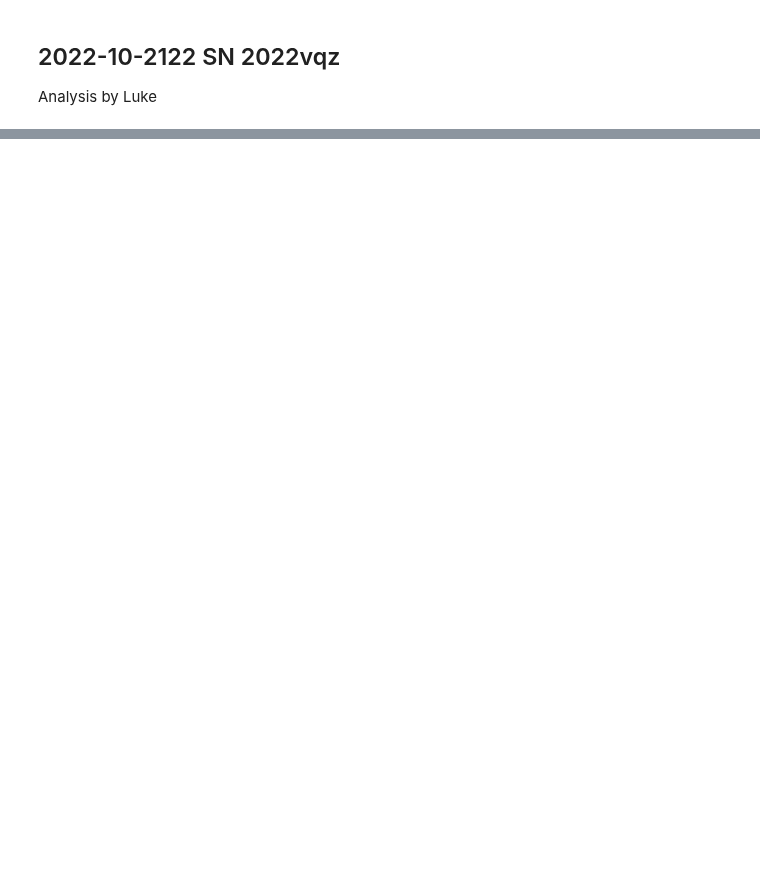
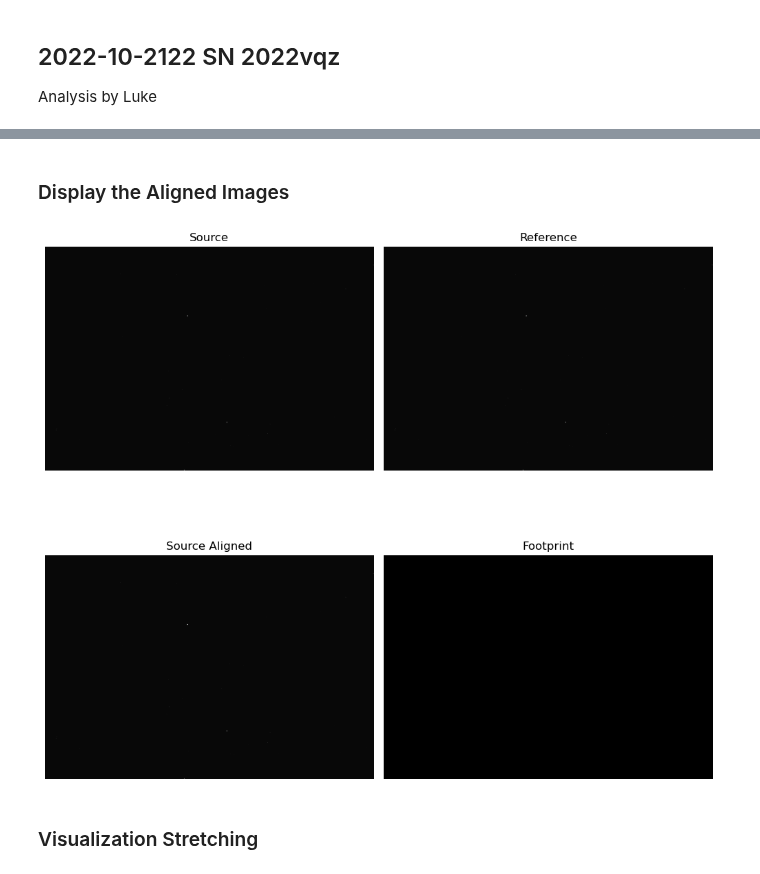
Before and after one commit to brianhill/transient-astronomy, a Jupyter notebook: analyses/2022-10-2425-SN_2022vqz/analysis-luke.ipynb, the cells around one changed output, grey strips where cells are left out. Drawn from its saved outputs; the diff is of its cells as text; code cells hidden in the pictures; blank space fills up the shorter version.

```diff
--- a/analyses/2022-10-2425-SN_2022vqz/analysis-luke.ipynb
+++ b/analyses/2022-10-2425-SN_2022vqz/analysis-luke.ipynb
@@ -34,0 +84,8 @@ Set OBSGEO-Z to  3851226.198 from OBSGEO-[LBH]'. [astropy.wcs.wcs]
+# %%
+reference = lights_calibrated[0]
+# %%
+sources_aligned = [aa.register(s, reference, detection_sigma=3.0) for s in lights_calibrated]
+# %%
+source = lights_calibrated[1]
+# %%
+img_aligned, footprint = sources_aligned[1]
@@ -34,0 +111,26 @@ Set OBSGEO-Z to  3851226.198 from OBSGEO-[LBH]'. [astropy.wcs.wcs]
+# %% [markdown]
+### Display the Aligned Images
+# %%
+fig, axes = plt.subplots(2, 2, figsize=(10, 10))
+axes[0, 0].imshow(source, cmap='gray', interpolation='none', origin='lower')
+axes[0, 0].axis('off')
+axes[0, 0].set_title("Source")
+
+axes[0, 1].imshow(reference, cmap='gray', interpolation='none', origin='lower')
+axes[0, 1].axis('off')
+axes[0, 1].set_title("Reference")
+
+axes[1, 0].imshow(img_aligned, cmap='gray', interpolation='none', origin='lower')
+axes[1, 0].axis('off')
+axes[1, 0].set_title("Source Aligned")
+
+axes[1, 1].imshow(footprint, cmap='gray', interpolation='none', origin='lower')
+axes[1, 1].axis('off')
+axes[1, 1].set_title("Footprint")
+
+plt.tight_layout()
+plt.show()
+# %% [output]
+[figure, added]
+# %% [markdown]
+### Visualization Stretching
```
Also changed, not shown: parts of 22 cells of this notebook.
